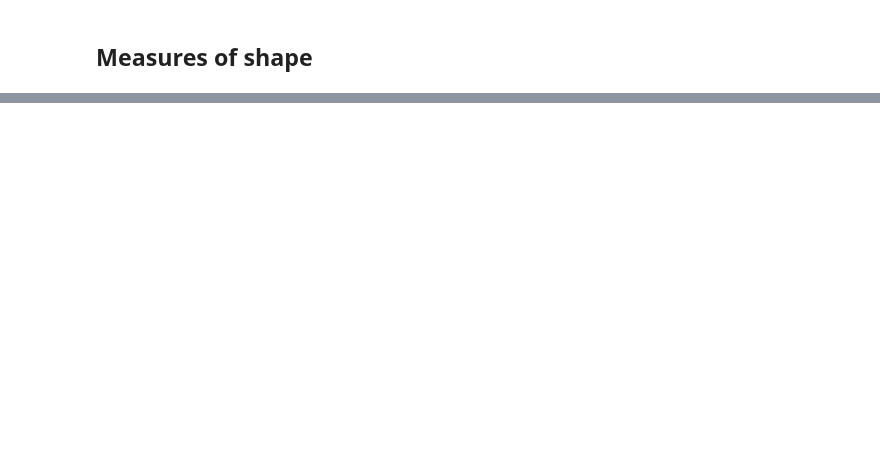
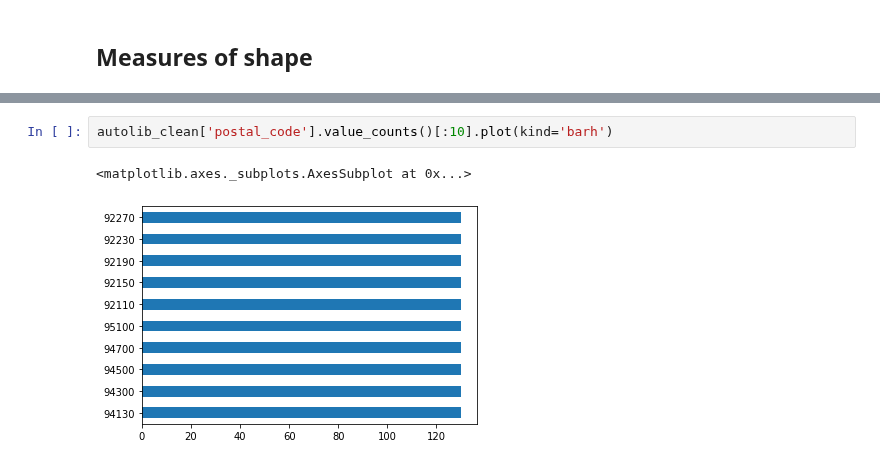
Before and after one commit to Eswa2020/data-prep-project, a Jupyter notebook: Esther_Wairimu_Kamau_Independent_project_week_2.ipynb, the cells around one changed output, grey strips where cells are left out. Saved outputs shown, nothing was run; the diff lists cells and outputs as text; blank space fills up the shorter version.

```diff
--- a/Esther_Wairimu_Kamau_Independent_project_week_2.ipynb
+++ b/Esther_Wairimu_Kamau_Independent_project_week_2.ipynb
@@ -466,0 +560,5 @@ autolib_def['Utilib_taken_sum'].sum()
+# %%
+autolib_clean['postal_code'].value_counts()[:10].plot(kind='barh')
+# %% [output]
+<matplotlib.axes._subplots.AxesSubplot at 0x...>
+[figure, added]
```
Also changed, not shown: parts of 101 cells of this notebook.
